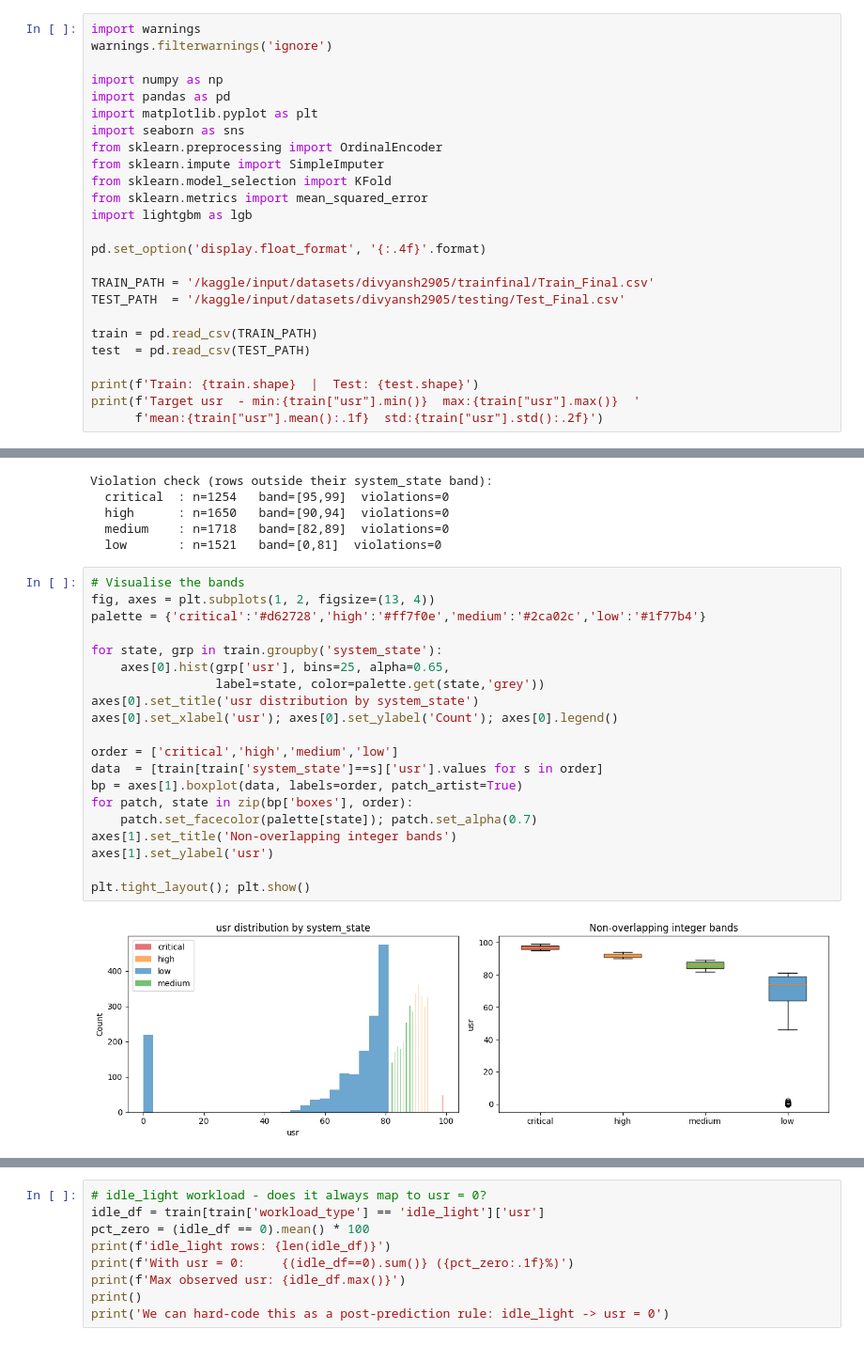
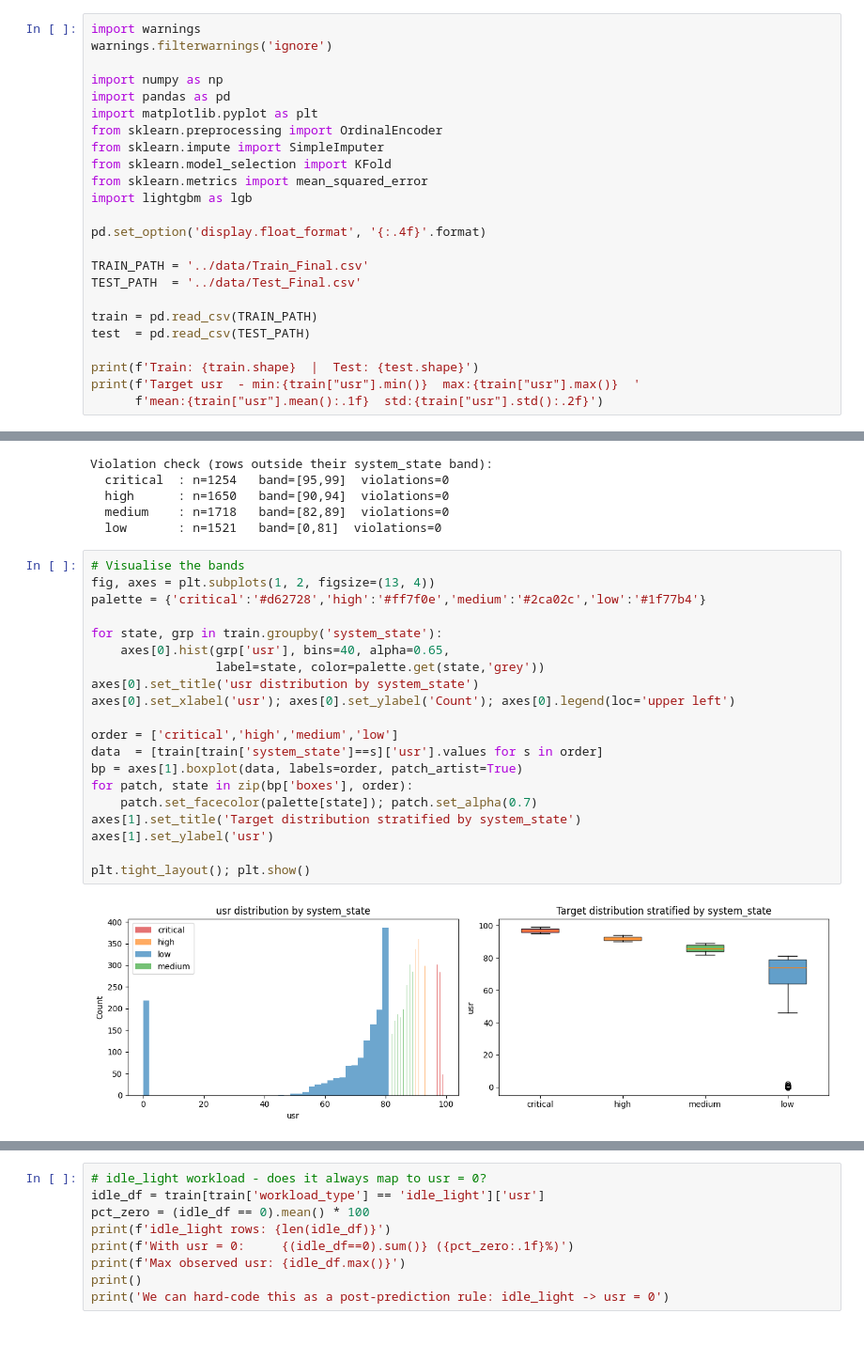
Before and after one commit to Divyansh2905/ModelForge, a Jupyter notebook: notebook/ModelForge_Winning_Solution.ipynb, the cells around one changed output, grey strips where cells are left out. Shown at 94% size. Cells and saved outputs as stored; diff of their text form.

```diff
--- a/notebook/ModelForge_Winning_Solution.ipynb
+++ b/notebook/ModelForge_Winning_Solution.ipynb
@@ -18,7 +18,6 @@ warnings.filterwarnings('ignore')
 import numpy as np
 import pandas as pd
 import matplotlib.pyplot as plt
-import seaborn as sns
 from sklearn.preprocessing import OrdinalEncoder
 from sklearn.impute import SimpleImputer
 from sklearn.model_selection import KFold
@@ -27,8 +26,8 @@ import lightgbm as lgb
 
 pd.set_option('display.float_format', '{:.4f}'.format)
 
-TRAIN_PATH = '/kaggle/input/datasets/divyansh2905/trainfinal/Train_Final.csv'
-TEST_PATH  = '/kaggle/input/datasets/divyansh2905/testing/Test_Final.csv'
+TRAIN_PATH = '../data/Train_Final.csv'
+TEST_PATH  = '../data/Test_Final.csv'
 
 train = pd.read_csv(TRAIN_PATH)
 test  = pd.read_csv(TEST_PATH)
@@ -241,22 +263,22 @@ Violation check (rows outside their system_state band):
 # %%
 # Visualise the bands
 fig, axes = plt.subplots(1, 2, figsize=(13, 4))
 palette = {'critical':'#d62728','high':'#ff7f0e','medium':'#2ca02c','low':'#1f77b4'}
 
 for state, grp in train.groupby('system_state'):
-    axes[0].hist(grp['usr'], bins=25, alpha=0.65,
+    axes[0].hist(grp['usr'], bins=40, alpha=0.65,
                  label=state, color=palette.get(state,'grey'))
 axes[0].set_title('usr distribution by system_state')
-axes[0].set_xlabel('usr'); axes[0].set_ylabel('Count'); axes[0].legend()
+axes[0].set_xlabel('usr'); axes[0].set_ylabel('Count'); axes[0].legend(loc='upper left')
 
 order = ['critical','high','medium','low']
 data  = [train[train['system_state']==s]['usr'].values for s in order]
 bp = axes[1].boxplot(data, labels=order, patch_artist=True)
 for patch, state in zip(bp['boxes'], order):
     patch.set_facecolor(palette[state]); patch.set_alpha(0.7)
-axes[1].set_title('Non-overlapping integer bands')
+axes[1].set_title('Target distribution stratified by system_state')
 axes[1].set_ylabel('usr')
 
 plt.tight_layout(); plt.show()
 # %% [output]
-[figure, old version]
+[figure, new version]
```
Also changed, not shown: parts of 24 cells of this notebook, 3 other files.
